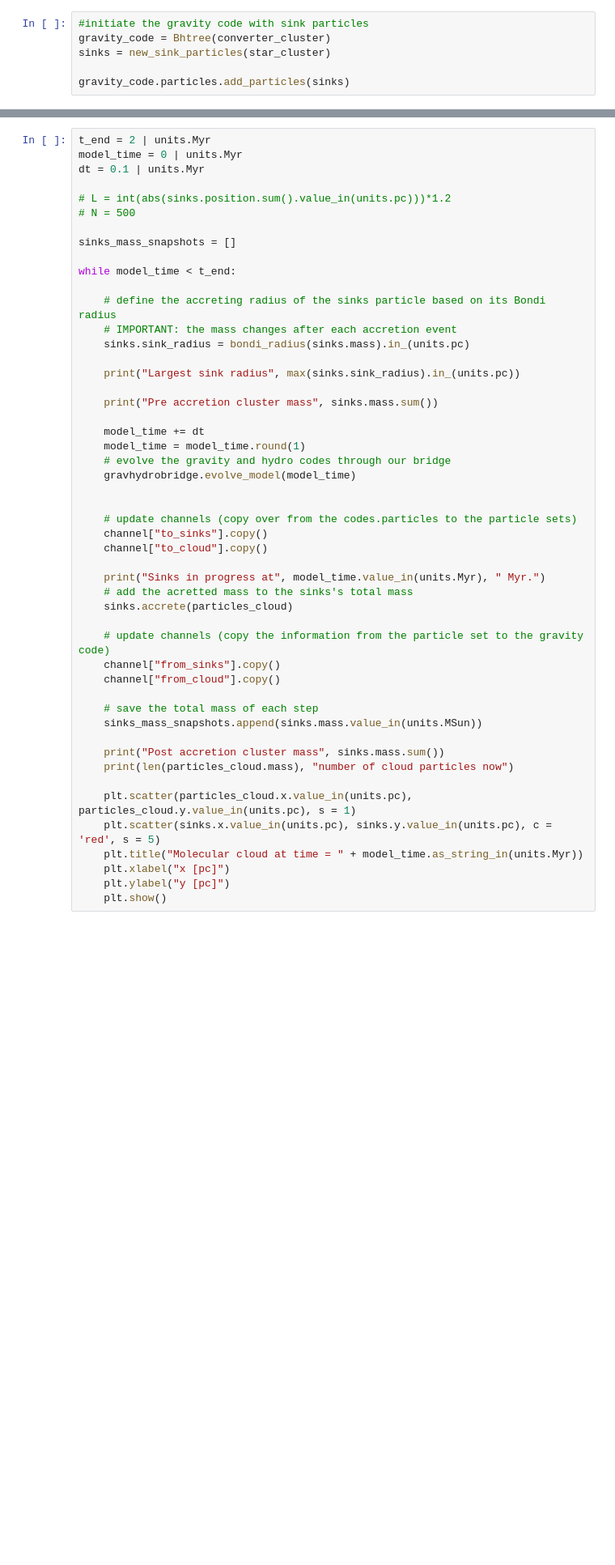
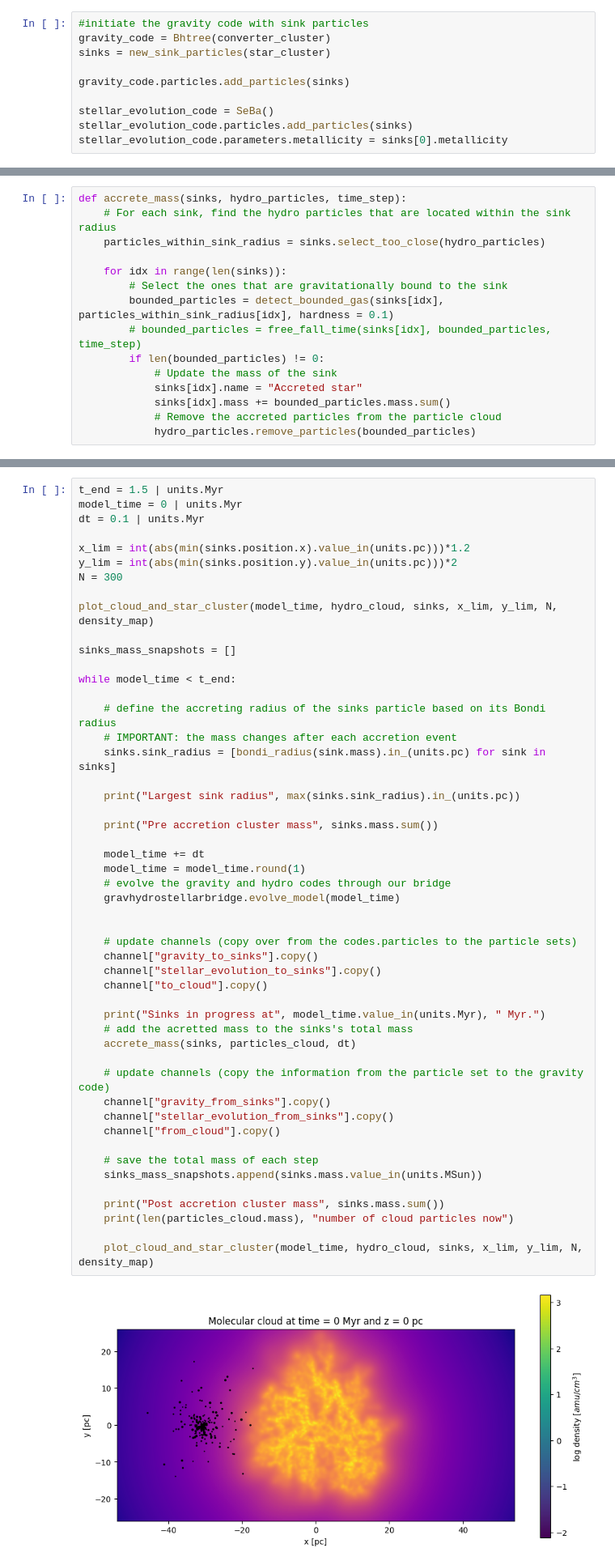
Before and after one commit to umuzigazuba/AMUSE-_project_SNOOPS, a Jupyter notebook: AMUSE_project_YESSIR/notebooks/sink_test.ipynb, the cells around one changed output, grey strips where cells are left out. Shown at 81% size. Drawn from its saved outputs; the diff is of its cells as text; blank space fills up the shorter version.

Commit message:
Updated accretion and started stellar evolution

```diff
--- a/AMUSE_project_YESSIR/notebooks/sink_test.ipynb
+++ b/AMUSE_project_YESSIR/notebooks/sink_test.ipynb
@@ -103,6 +104,10 @@ gravity_code = Bhtree(converter_cluster)
 sinks = new_sink_particles(star_cluster)
 
 gravity_code.particles.add_particles(sinks)
+
+stellar_evolution_code = SeBa()
+stellar_evolution_code.particles.add_particles(sinks)
+stellar_evolution_code.parameters.metallicity = sinks[0].metallicity
 # %% [output]
 <amuse.datamodel.particles.ParticlesSubset at 0x...>
 # %%
@@ -150,0 +200,15 @@ print(len(particles_cloud.mass))
+# %%
+def accrete_mass(sinks, hydro_particles, time_step):
+    # For each sink, find the hydro particles that are located within the sink radius
+    particles_within_sink_radius = sinks.select_too_close(hydro_particles)
+
+    for idx in range(len(sinks)):
+        # Select the ones that are gravitationally bound to the sink
+        bounded_particles = detect_bounded_gas(sinks[idx], particles_within_sink_radius[idx], hardness = 0.1)
+        # bounded_particles = free_fall_time(sinks[idx], bounded_particles, time_step)
+        if len(bounded_particles) != 0:
+            # Update the mass of the sink
+            sinks[idx].name = "Accreted star"
+            sinks[idx].mass += bounded_particles.mass.sum()
+            # Remove the accreted particles from the particle cloud
+            hydro_particles.remove_particles(bounded_particles)
@@ -151,54 +242,55 @@ print(len(particles_cloud.mass))
 # %%
-t_end = 2 | units.Myr
+t_end = 1.5 | units.Myr
 model_time = 0 | units.Myr
 dt = 0.1 | units.Myr
 
-# L = int(abs(sinks.position.sum().value_in(units.pc)))*1.2
-# N = 500
+x_lim = int(abs(min(sinks.position.x).value_in(units.pc)))*1.2
+y_lim = int(abs(min(sinks.position.y).value_in(units.pc)))*2
+N = 300
+
+plot_cloud_and_star_cluster(model_time, hydro_cloud, sinks, x_lim, y_lim, N, density_map)
 
 sinks_mass_snapshots = []
 
 while model_time < t_end:
 
     # define the accreting radius of the sinks particle based on its Bondi radius
     # IMPORTANT: the mass changes after each accretion event
-    sinks.sink_radius = bondi_radius(sinks.mass).in_(units.pc)
+    sinks.sink_radius = [bondi_radius(sink.mass).in_(units.pc) for sink in sinks]
 
     print("Largest sink radius", max(sinks.sink_radius).in_(units.pc))
 
     print("Pre accretion cluster mass", sinks.mass.sum())
 
     model_time += dt
     model_time = model_time.round(1)
     # evolve the gravity and hydro codes through our bridge
-    gravhydrobridge.evolve_model(model_time)
+    gravhydrostellarbridge.evolve_model(model_time)
 
 
     # update channels (copy over from the codes.particles to the particle sets)
-    channel["to_sinks"].copy()
+    channel["gravity_to_sinks"].copy()
+    channel["stellar_evolution_to_sinks"].copy()
     channel["to_cloud"].copy()
 
     print("Sinks in progress at", model_time.value_in(units.Myr), " Myr.")
     # add the acretted mass to the sinks's total mass
-    sinks.accrete(particles_cloud)
+    accrete_mass(sinks, particles_cloud, dt)
 
     # update channels (copy the information from the particle set to the gravity code)
-    channel["from_sinks"].copy()
+    channel["gravity_from_sinks"].copy()
+    channel["stellar_evolution_from_sinks"].copy()
     channel["from_cloud"].copy()
 
     # save the total mass of each step
     sinks_mass_snapshots.append(sinks.mass.value_in(units.MSun))
 
     print("Post accretion cluster mass", sinks.mass.sum())
     print(len(particles_cloud.mass), "number of cloud particles now")
 
-    plt.scatter(particles_cloud.x.value_in(units.pc), particles_cloud.y.value_in(units.pc), s = 1)
-    plt.scatter(sinks.x.value_in(units.pc), sinks.y.value_in(units.pc), c = 'red', s = 5)
-    plt.title("Molecular cloud at time = " + model_time.as_string_in(units.Myr))
-    plt.xlabel("x [pc]")
-    plt.ylabel("y [pc]")
-    plt.show()
+    plot_cloud_and_star_cluster(model_time, hydro_cloud, sinks, x_lim, y_lim, N, density_map)
 # %% [output]
+[figure, new version]
 Largest sink radius 0.219611656536 parsec
 Pre accretion cluster mass 68.9282687749 MSun
 Sinks in progress at 0.1  Myr.
```
Also changed, not shown: parts of 25 cells of this notebook.
